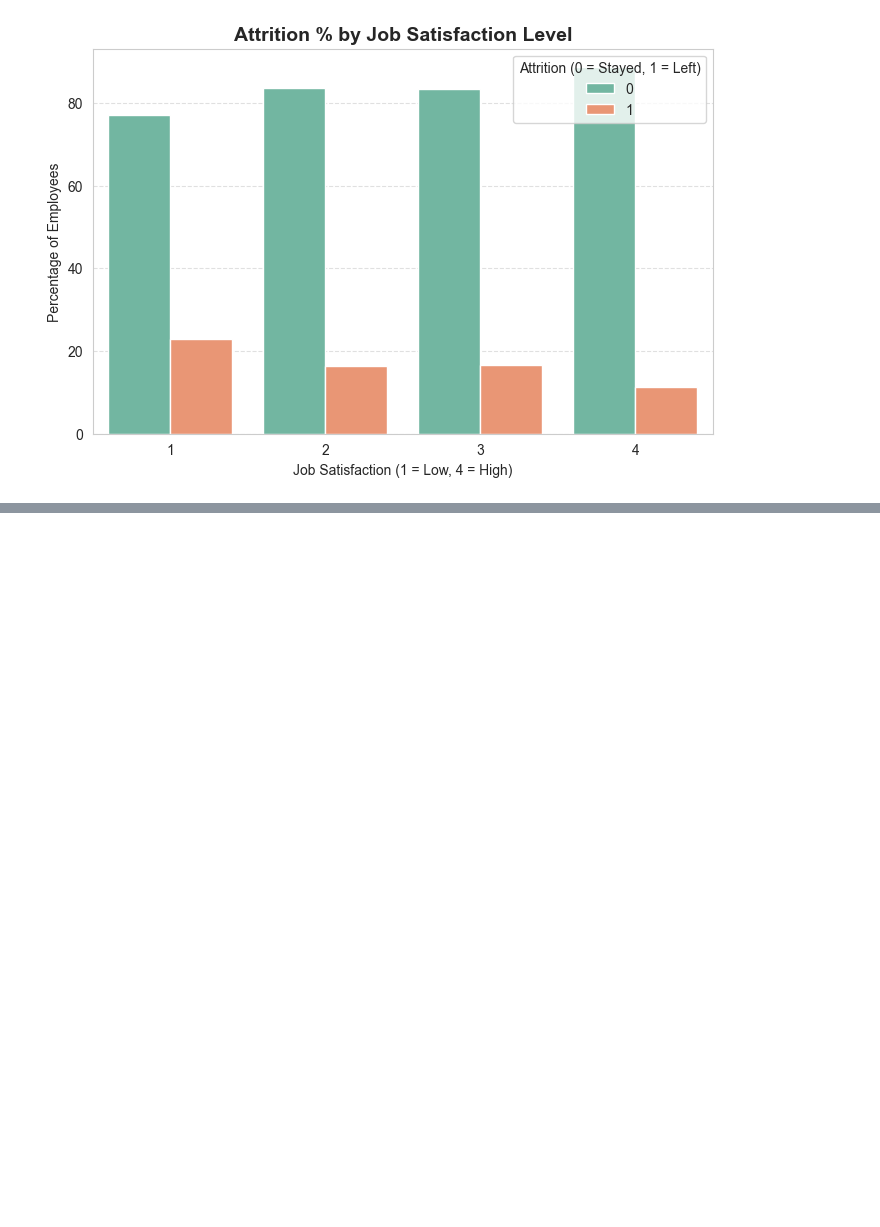
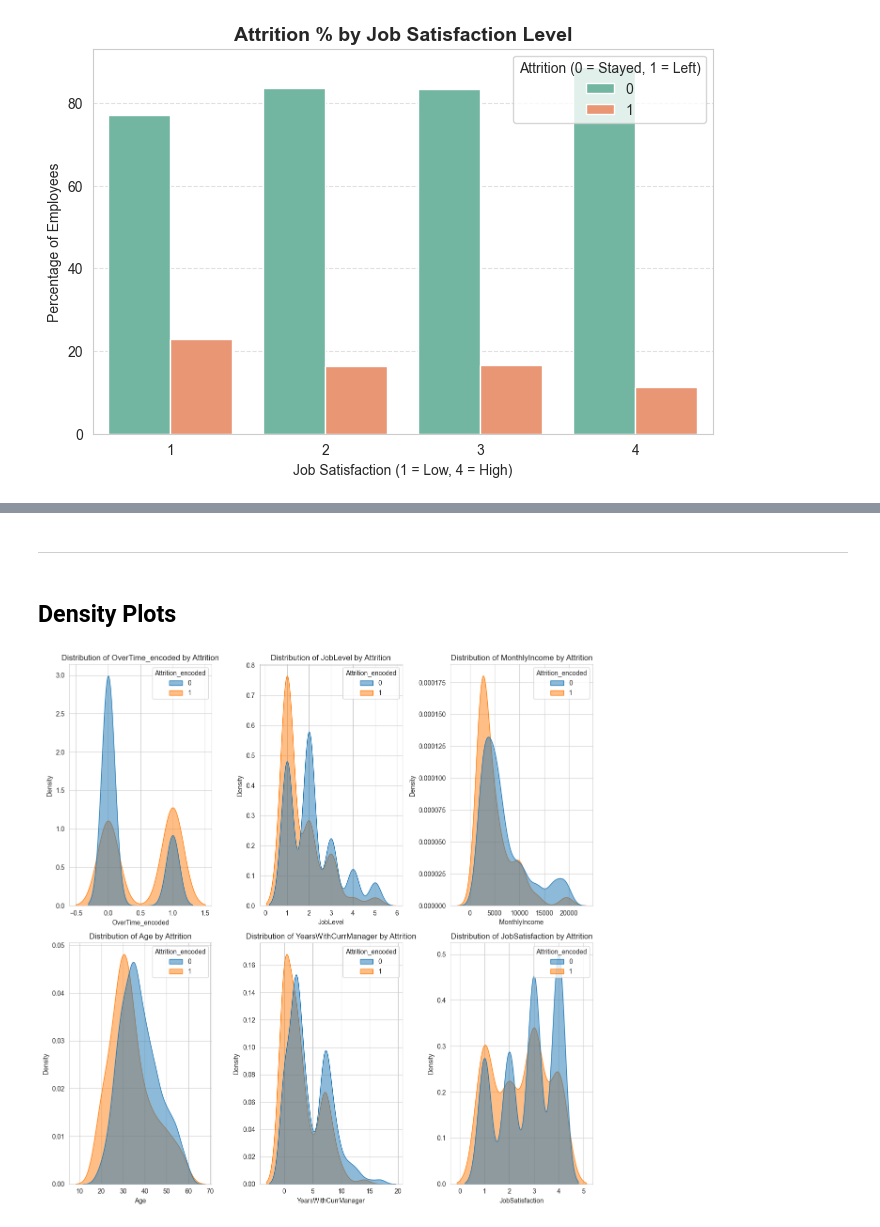
Before and after one commit to RanaAlaaTahon/employee-turnover-prediction, a Jupyter notebook: jupyter_notebooks/Data_Visualisation_Mike.ipynb, the cells around one changed output, grey strips where cells are left out. Saved outputs shown, nothing was run; the diff lists cells and outputs as text; code cells hidden in the pictures; blank space fills up the shorter version.

```diff
--- a/jupyter_notebooks/Data_Visualisation_Mike.ipynb
+++ b/jupyter_notebooks/Data_Visualisation_Mike.ipynb
@@ -352,0 +572,18 @@ plt.show()
+# %% [markdown]
+---
+# %% [markdown]
+
+## Density Plots
+# %%
+plt.figure(figsize=(12, 12))
+for i, col in enumerate(top_num_features[:6], 1):
+    plt.subplot(2, 3, i)
+    sns.kdeplot(
+        data=df, x=col, hue="Attrition_encoded",
+        common_norm=False, fill=True, alpha=0.5
+    )
+    plt.title(f"Distribution of {col} by Attrition")
+plt.tight_layout()
+plt.show()
+# %% [output]
+[figure, added]
```
Also changed, not shown: parts of 33 cells of this notebook.
